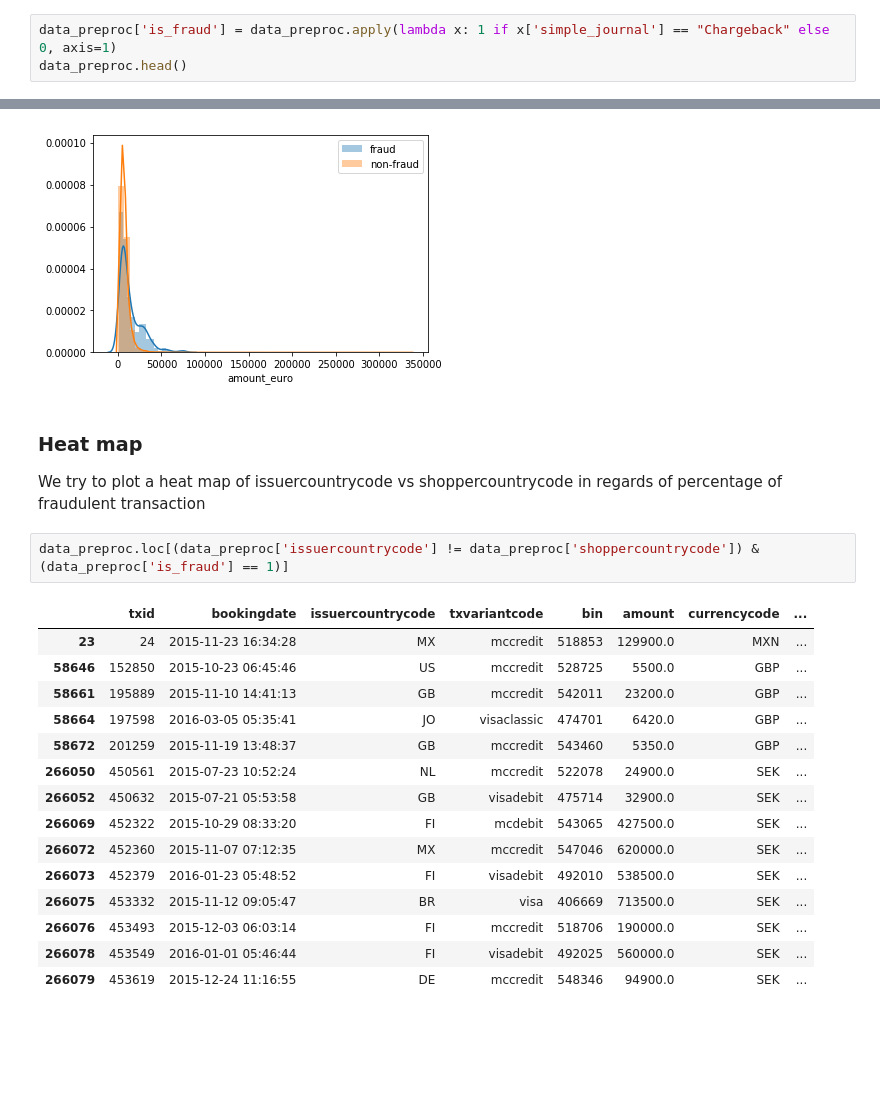
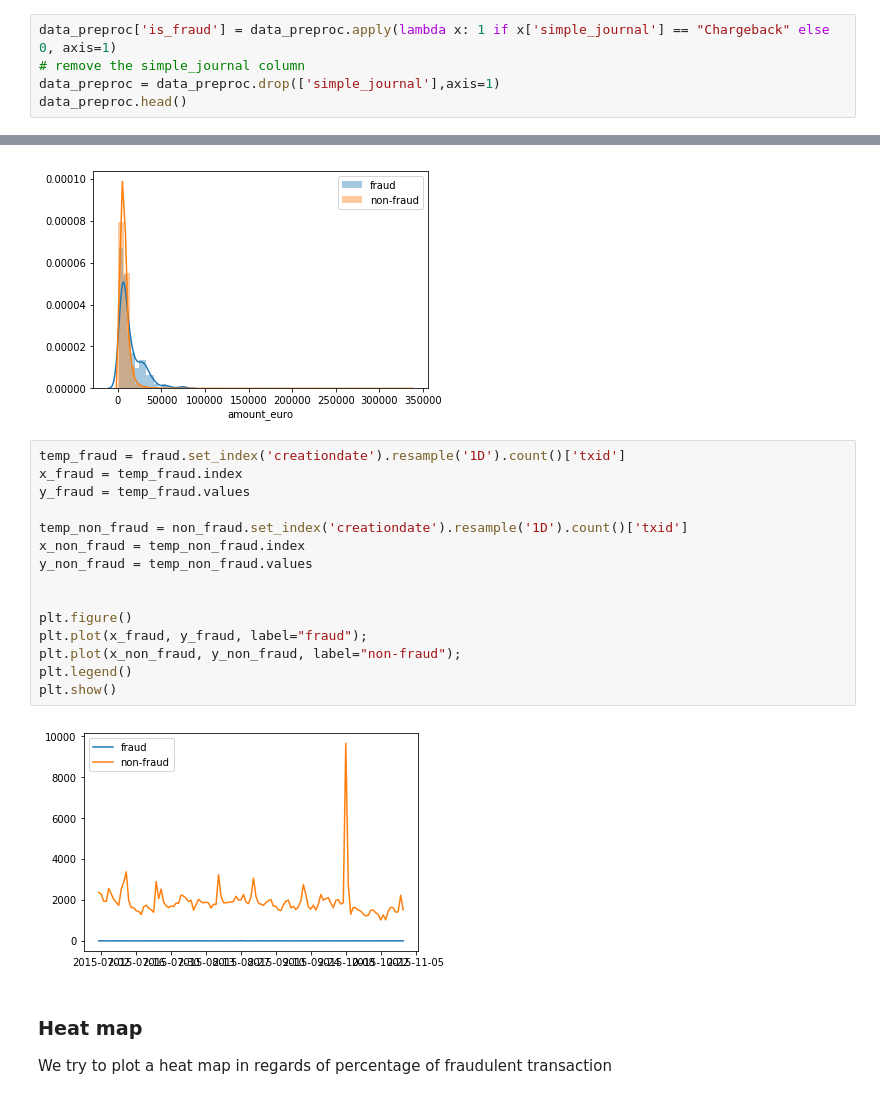
Before and after one commit to enreina/cs4035-lab, a Jupyter notebook: lab1/fraud_detection.ipynb, the cells around one changed output, grey strips where cells are left out. Cells and saved outputs as stored; diff of their text form; blank space fills up the shorter version.

Commit message:
trying out heatmap

```diff
--- a/lab1/fraud_detection.ipynb
+++ b/lab1/fraud_detection.ipynb
@@ -154,6 +158,8 @@ data_preproc.head()
 ### Apply fraudulent label
 # %%
 data_preproc['is_fraud'] = data_preproc.apply(lambda x: 1 if x['simple_journal'] == "Chargeback" else 0, axis=1)
+# remove the simple_journal column
+data_preproc = data_preproc.drop(['simple_journal'],axis=1)
 data_preproc.head()
 # %% [output]
 |  | txid | bookingdate | issuercountrycode | txvariantcode | bin | amount | currencycode | ... |
@@ -206,25 +211,24 @@ plt.legend()
 plt.show()
 # %% [output]
 [figure]
+# %%
+temp_fraud = fraud.set_index('creationdate').resample('1D').count()['txid']
+x_fraud = temp_fraud.index
+y_fraud = temp_fraud.values
+
+temp_non_fraud = non_fraud.set_index('creationdate').resample('1D').count()['txid']
+x_non_fraud = temp_non_fraud.index
+y_non_fraud = temp_non_fraud.values
+
+
+plt.figure()
+plt.plot(x_fraud, y_fraud, label="fraud");
+plt.plot(x_non_fraud, y_non_fraud, label="non-fraud");
+plt.legend()
+plt.show()
+# %% [output]
+[figure, added]
 # %% [markdown]
 ### Heat map
 
-We try to plot a heat map of issuercountrycode vs shoppercountrycode in regards of percentage of fraudulent transaction
+We try to plot a heat map in regards of percentage of fraudulent transaction
-# %%
-data_preproc.loc[(data_preproc['issuercountrycode'] != data_preproc['shoppercountrycode']) & (data_preproc['is_fraud'] == 1)]
-# %% [output]
-|  | txid | bookingdate | issuercountrycode | txvariantcode | bin | amount | currencycode | ... |
-| 23 | 24 | 2015-11-23 16:34:28 | MX | mccredit | 518853 | 129900.0 | MXN | ... |
-| 58646 | 152850 | 2015-10-23 06:45:46 | US | mccredit | 528725 | 5500.0 | GBP | ... |
-| 58661 | 195889 | 2015-11-10 14:41:13 | GB | mccredit | 542011 | 23200.0 | GBP | ... |
-| 58664 | 197598 | 2016-03-05 05:35:41 | JO | visaclassic | 474701 | 6420.0 | GBP | ... |
-| 58672 | 201259 | 2015-11-19 13:48:37 | GB | mccredit | 543460 | 5350.0 | GBP | ... |
-| 266050 | 450561 | 2015-07-23 10:52:24 | NL | mccredit | 522078 | 24900.0 | SEK | ... |
-| 266052 | 450632 | 2015-07-21 05:53:58 | GB | visadebit | 475714 | 32900.0 | SEK | ... |
-| 266069 | 452322 | 2015-10-29 08:33:20 | FI | mcdebit | 543065 | 427500.0 | SEK | ... |
-| 266072 | 452360 | 2015-11-07 07:12:35 | MX | mccredit | 547046 | 620000.0 | SEK | ... |
-| 266073 | 452379 | 2016-01-23 05:48:52 | FI | visadebit | 492010 | 538500.0 | SEK | ... |
-| 266075 | 453332 | 2015-11-12 09:05:47 | BR | visa | 406669 | 713500.0 | SEK | ... |
-| 266076 | 453493 | 2015-12-03 06:03:14 | FI | mccredit | 518706 | 190000.0 | SEK | ... |
-| 266078 | 453549 | 2016-01-01 05:46:44 | FI | visadebit | 492025 | 560000.0 | SEK | ... |
-| 266079 | 453619 | 2015-12-24 11:16:55 | DE | mccredit | 548346 | 94900.0 | SEK | ... |
```
Also changed, not shown: parts of 6 cells of this notebook.
